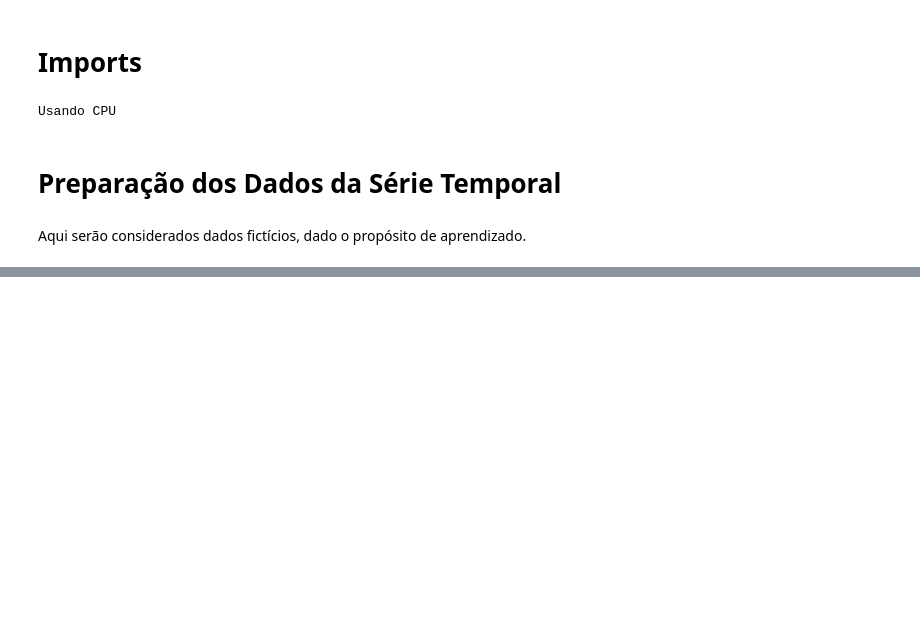
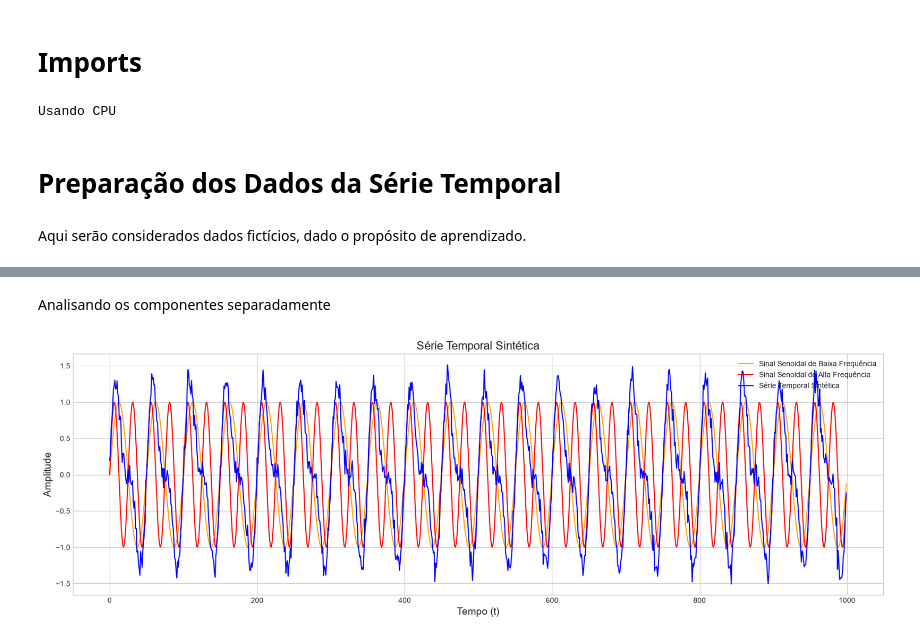
Before and after one commit to GuMauriz/transformer_model_time_series, a Jupyter notebook: notebook.ipynb, the cells around one changed output, grey strips where cells are left out. Cells and saved outputs as stored; diff of their text form; code cells hidden in the pictures; blank space fills up the shorter version.

```diff
--- a/notebook.ipynb
+++ b/notebook.ipynb
@@ -55,0 +87,15 @@ def generate_synthetic_time_series(n_samples=1000, noise_std=0.1):
+# %% [markdown]
+Analisando os componentes separadamente
+# %%
+plt.figure(figsize=(20, 6))
+plt.plot(t, np.sin(2 * np.pi * t / 50), color='orange', linewidth=1.5, label='Sinal Senoidal de Baixa Frequência')
+plt.plot(t, np.sin(2 * np.pi * t / 25), color='red', linewidth=1.5, label='Sinal Senoidal de Alta Frequência')
+plt.plot(t, time_series, color='blue', linewidth=1.5, label='Série Temporal Sintética')
+plt.title('Série Temporal Sintética', fontsize=16)
+plt.xlabel('Tempo (t)', fontsize=14)
+plt.ylabel('Amplitude', fontsize=14)
+plt.grid(True)
+plt.legend()
+plt.show()
+# %% [output]
+[figure, added]
```
Also changed, not shown: parts of 5 cells of this notebook.
